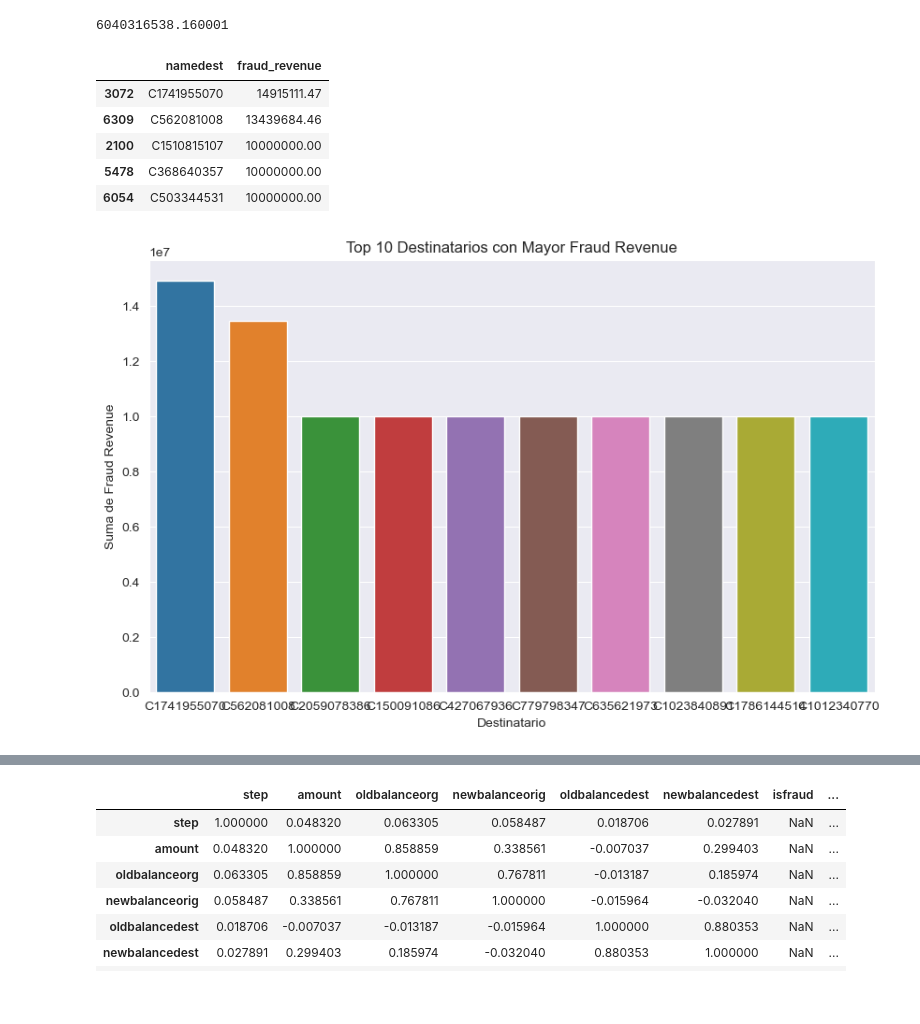
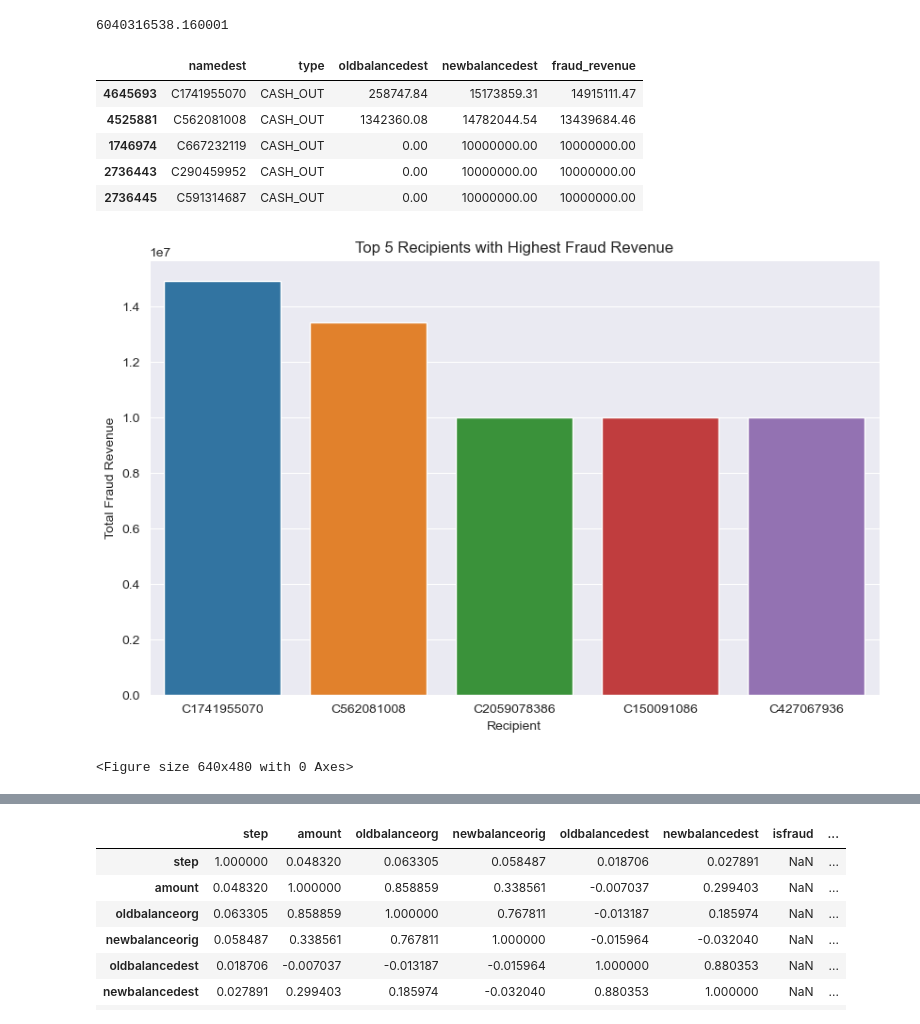
Before and after one commit to Manuelzerpadl/Cerberus-Sentinel--Final-Project, a Jupyter notebook: Data wrangling/Proyecto.ipynb, the cells around one changed output, grey strips where cells are left out. Saved outputs shown, nothing was run; the diff lists cells and outputs as text; code cells hidden in the pictures; blank space fills up the shorter version.

```diff
--- a/Data wrangling/Proyecto.ipynb
+++ b/Data wrangling/Proyecto.ipynb
@@ -288,26 +320,28 @@ users2['fraud_revenue'].sum()
 6040316538.160001
 # %%
 users2_top = users2.groupby('namedest')['fraud_revenue'].sum().reset_index()
-users2_top = users2_grouped.sort_values('fraud_revenue', ascending=False)
+users2_top = users2.sort_values('fraud_revenue', ascending=False)
 users2_top.head(5)
 # %% [output]
-|  | namedest | fraud_revenue |
-| 3072 | C1741955070 | 14915111.47 |
-| 6309 | C562081008 | 13439684.46 |
-| 2100 | C1510815107 | 10000000.00 |
-| 5478 | C368640357 | 10000000.00 |
-| 6054 | C503344531 | 10000000.00 |
+|  | namedest | type | oldbalancedest | newbalancedest | fraud_revenue |
+| 4645693 | C1741955070 | CASH_OUT | 258747.84 | 15173859.31 | 14915111.47 |
+| 4525881 | C562081008 | CASH_OUT | 1342360.08 | 14782044.54 | 13439684.46 |
+| 1746974 | C667232119 | CASH_OUT | 0.00 | 10000000.00 | 10000000.00 |
+| 2736443 | C290459952 | CASH_OUT | 0.00 | 10000000.00 | 10000000.00 |
+| 2736445 | C591314687 | CASH_OUT | 0.00 | 10000000.00 | 10000000.00 |
 # %%
 sns.set_style("darkgrid")
 
 plt.figure(figsize=(10, 6))
-ax = sns.barplot(x="namedest", y="fraud_revenue", data=users2.head(10))
-ax.set_xlabel('Destinatario')
-ax.set_ylabel('Suma de Fraud Revenue')
-ax.set_title('Top 10 Destinatarios con Mayor Fraud Revenue')
+ax = sns.barplot(x="namedest", y="fraud_revenue", data=users2.head(5))
+ax.set_xlabel('Recipient')
+ax.set_ylabel('Total Fraud Revenue')
+ax.set_title('Top 5 Recipients with Highest Fraud Revenue')
 plt.show()
+plt.savefig(r'C:\Users\manue\OneDrive\Escritorio\Ironhack\Proyectos\Final-Project\images\top5_fraud_revenue.png');
 # %% [output]
-[figure, old version]
+[figure, new version]
+<Figure size 640x480 with 0 Axes>
 # %%
 color_list2 = ['orange', 'blue', 'green', 'purple', 'red']
 df.loc[df['isfraud'] == 1]['type'].value_counts().plot(kind='bar', color = color_list2)
```
Also changed, not shown: parts of 5 cells of this notebook, 8 other files.
